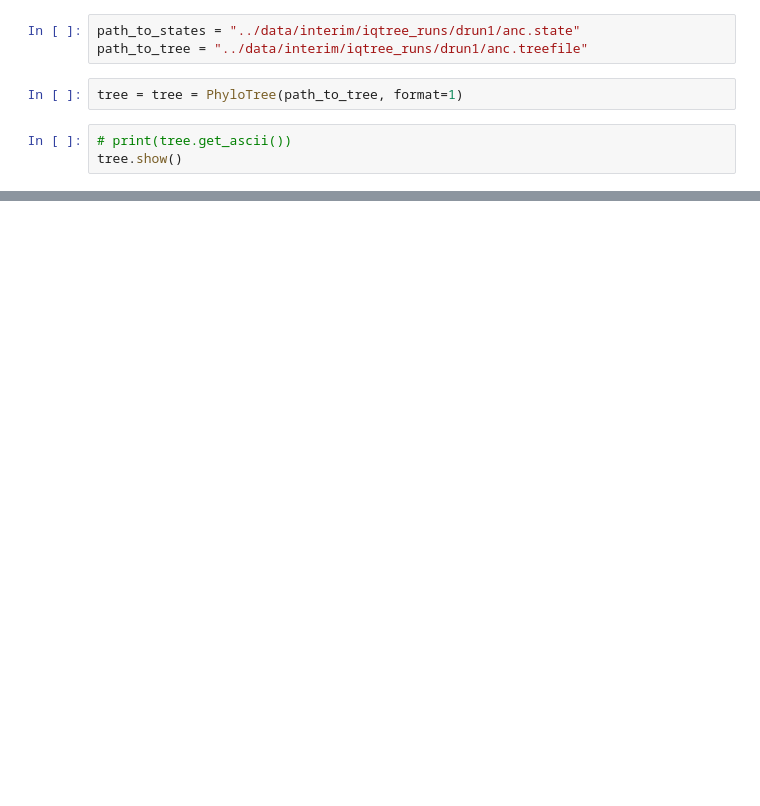
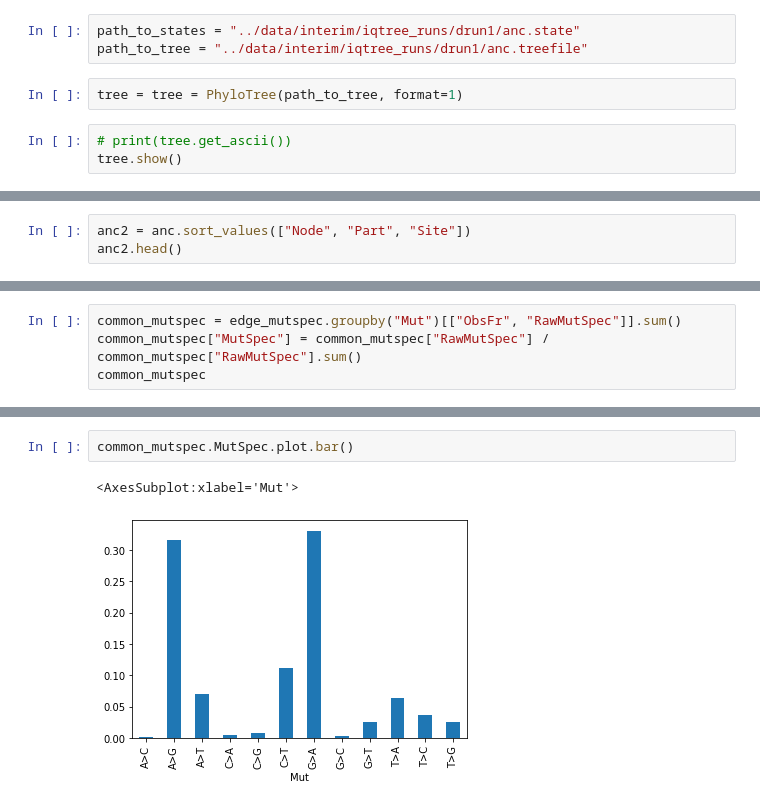
Before and after one commit to kpotoh/birds, a Jupyter notebook: nb/mut_extraction.ipynb, the cells around one changed output, grey strips where cells are left out. Saved outputs shown, nothing was run; the diff lists cells and outputs as text; blank space fills up the shorter version.

Commit message:
edge mutspec of nematoda extracted

```diff
--- a/nb/mut_extraction.ipynb
+++ b/nb/mut_extraction.ipynb
@@ -51,0 +95,3 @@ mut[mut.Node == "Node6"]
+# %%
+anc2 = anc.sort_values(["Node", "Part", "Site"])
+anc2.head()
@@ -51,0 +276,4 @@ mut[mut.Node == "Node6"]
+# %%
+common_mutspec = edge_mutspec.groupby("Mut")[["ObsFr", "RawMutSpec"]].sum()
+common_mutspec["MutSpec"] = common_mutspec["RawMutSpec"] / common_mutspec["RawMutSpec"].sum()
+common_mutspec
@@ -51,0 +295,5 @@ mut[mut.Node == "Node6"]
+# %%
+common_mutspec.MutSpec.plot.bar()
+# %% [output]
+<AxesSubplot:xlabel='Mut'>
+[figure, added]
```
Also changed, not shown: parts of 21 cells of this notebook, 1 other file.
